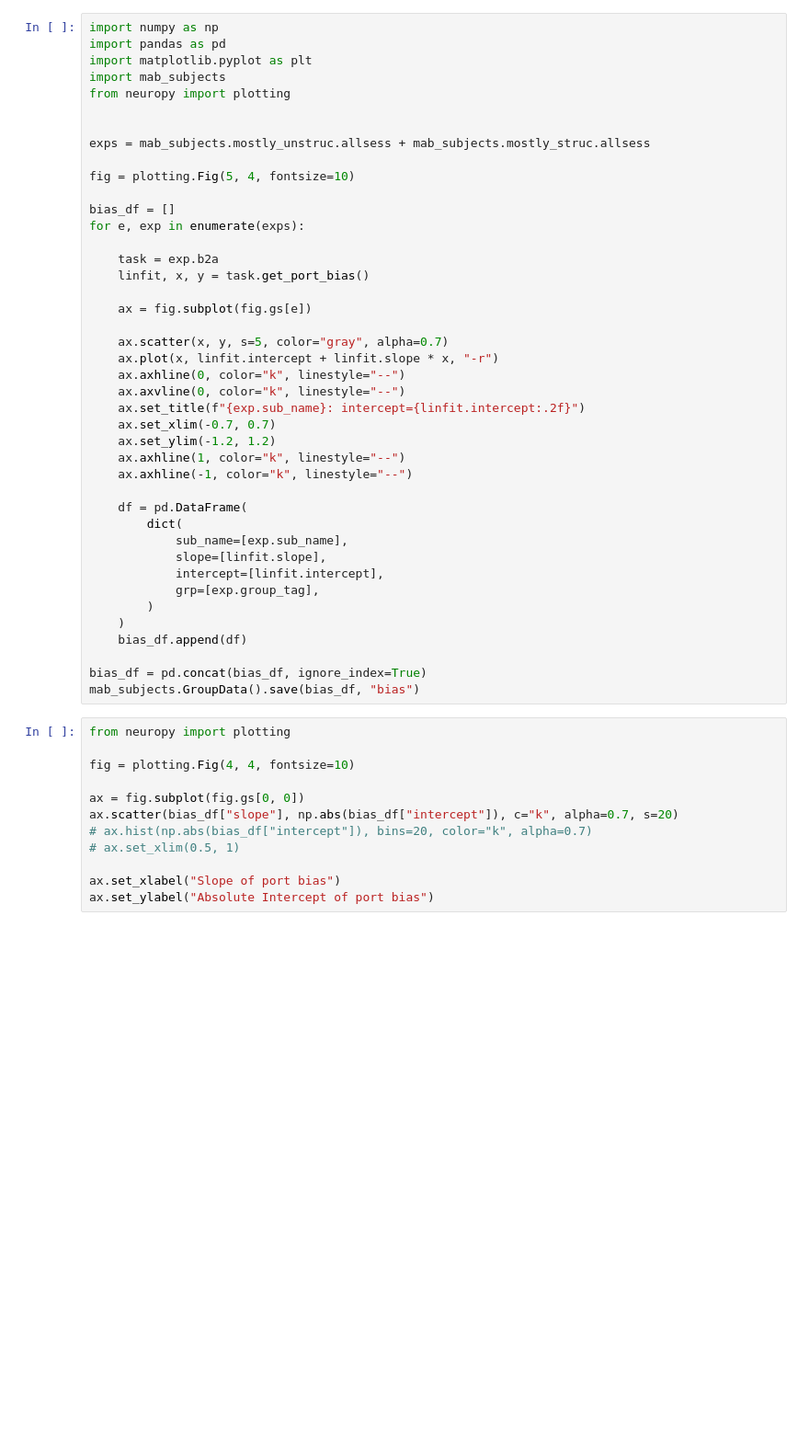
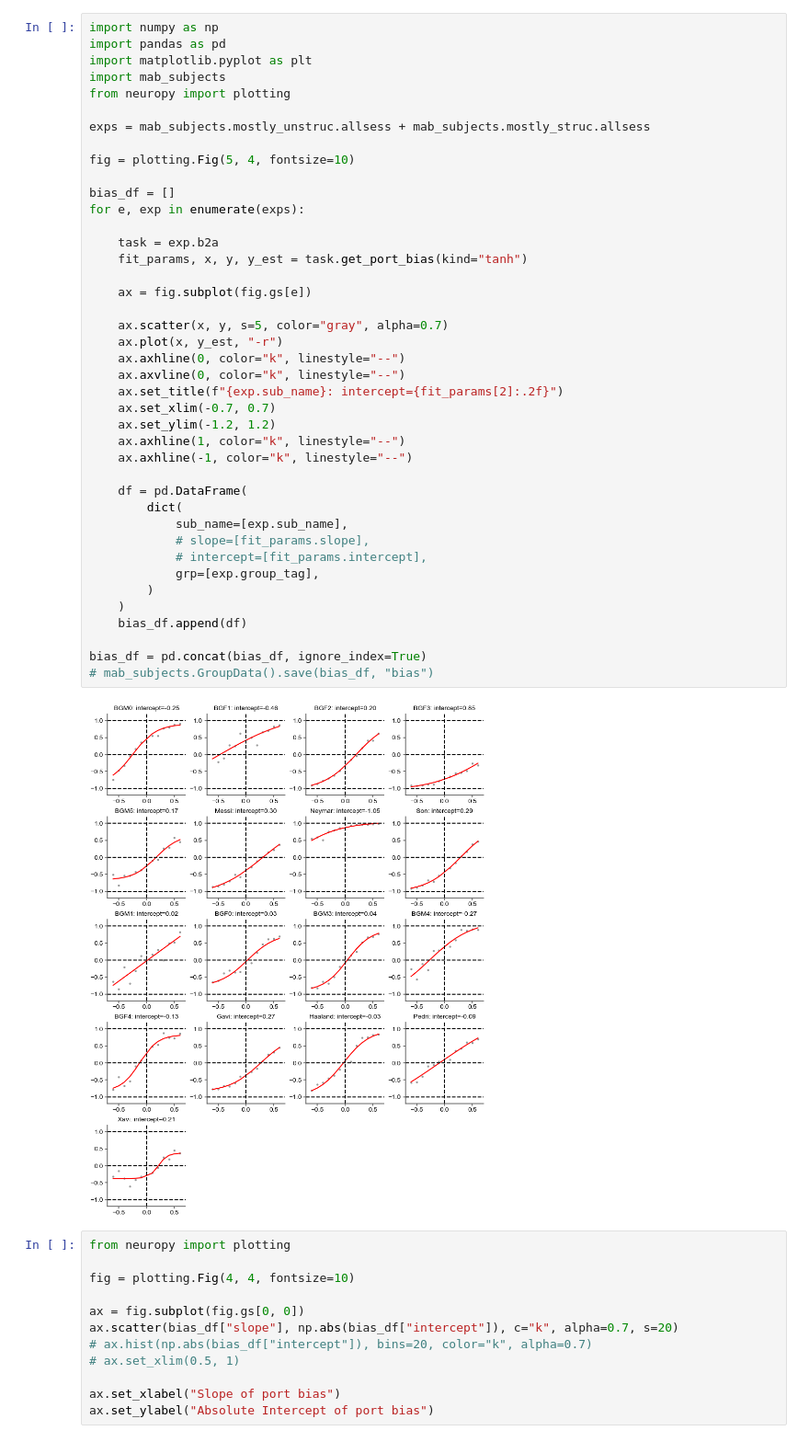
Before and after one commit to bapungiri/py_adlab_bg, a Jupyter notebook: mab_bias.ipynb, the cells around one changed output. Shown at 92% size. Saved outputs shown, nothing was run; the diff lists cells and outputs as text; blank space fills up the shorter version.

```diff
--- a/mab_bias.ipynb
+++ b/mab_bias.ipynb
@@ -4,42 +6,43 @@ import pandas as pd
 import matplotlib.pyplot as plt
 import mab_subjects
 from neuropy import plotting
-
 
 exps = mab_subjects.mostly_unstruc.allsess + mab_subjects.mostly_struc.allsess
 
 fig = plotting.Fig(5, 4, fontsize=10)
 
 bias_df = []
 for e, exp in enumerate(exps):
 
     task = exp.b2a
-    linfit, x, y = task.get_port_bias()
+    fit_params, x, y, y_est = task.get_port_bias(kind="tanh")
 
     ax = fig.subplot(fig.gs[e])
 
     ax.scatter(x, y, s=5, color="gray", alpha=0.7)
-    ax.plot(x, linfit.intercept + linfit.slope * x, "-r")
+    ax.plot(x, y_est, "-r")
     ax.axhline(0, color="k", linestyle="--")
     ax.axvline(0, color="k", linestyle="--")
-    ax.set_title(f"{exp.sub_name}: intercept={linfit.intercept:.2f}")
+    ax.set_title(f"{exp.sub_name}: intercept={fit_params[2]:.2f}")
     ax.set_xlim(-0.7, 0.7)
     ax.set_ylim(-1.2, 1.2)
     ax.axhline(1, color="k", linestyle="--")
     ax.axhline(-1, color="k", linestyle="--")
 
     df = pd.DataFrame(
         dict(
             sub_name=[exp.sub_name],
-            slope=[linfit.slope],
-            intercept=[linfit.intercept],
+            # slope=[fit_params.slope],
+            # intercept=[fit_params.intercept],
             grp=[exp.group_tag],
         )
     )
     bias_df.append(df)
 
 bias_df = pd.concat(bias_df, ignore_index=True)
-mab_subjects.GroupData().save(bias_df, "bias")
+# mab_subjects.GroupData().save(bias_df, "bias")
+# %% [output]
+[figure, added]
 # %%
 from neuropy import plotting
 
```
Also changed, not shown: parts of 5 cells of this notebook, 4 other files.
